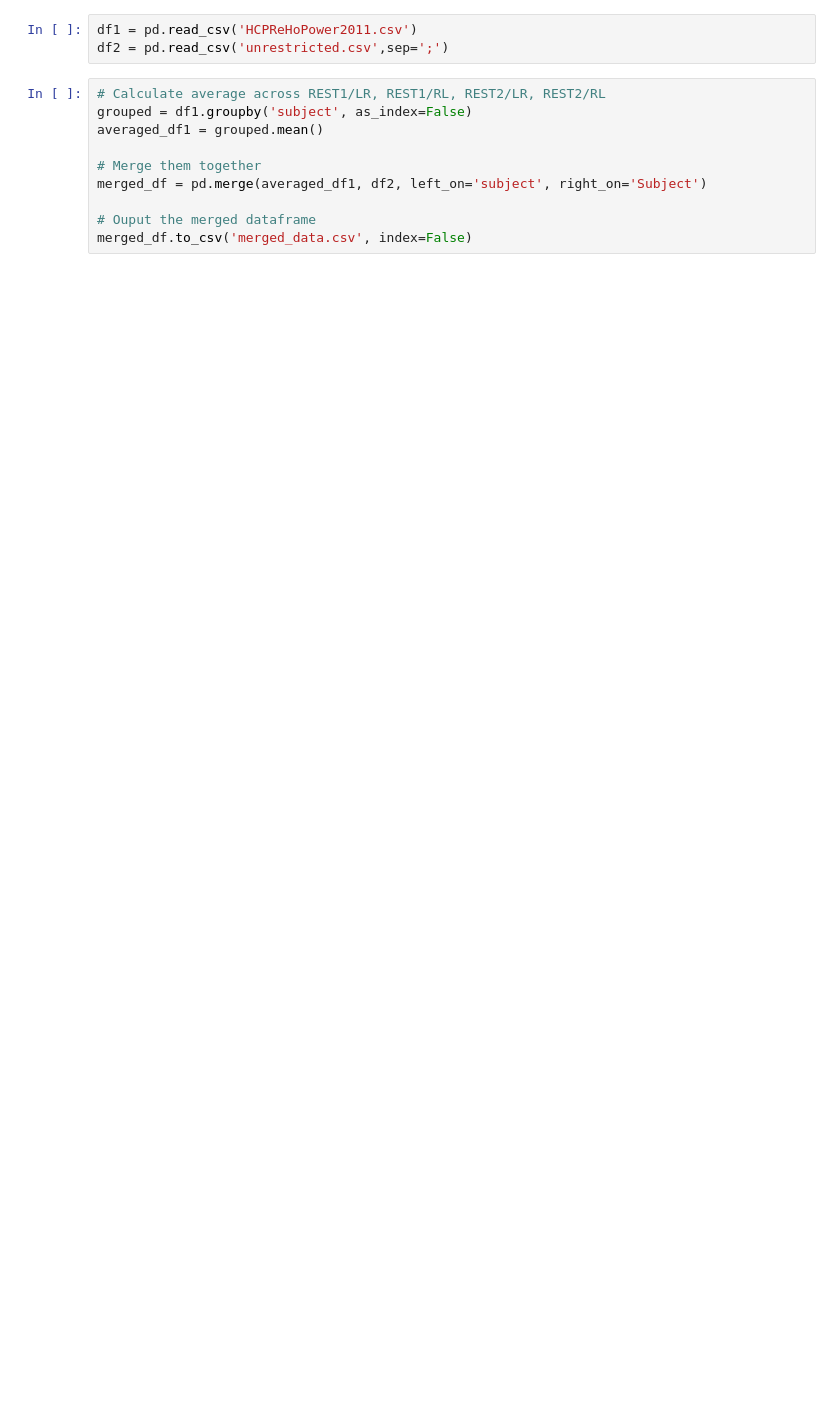
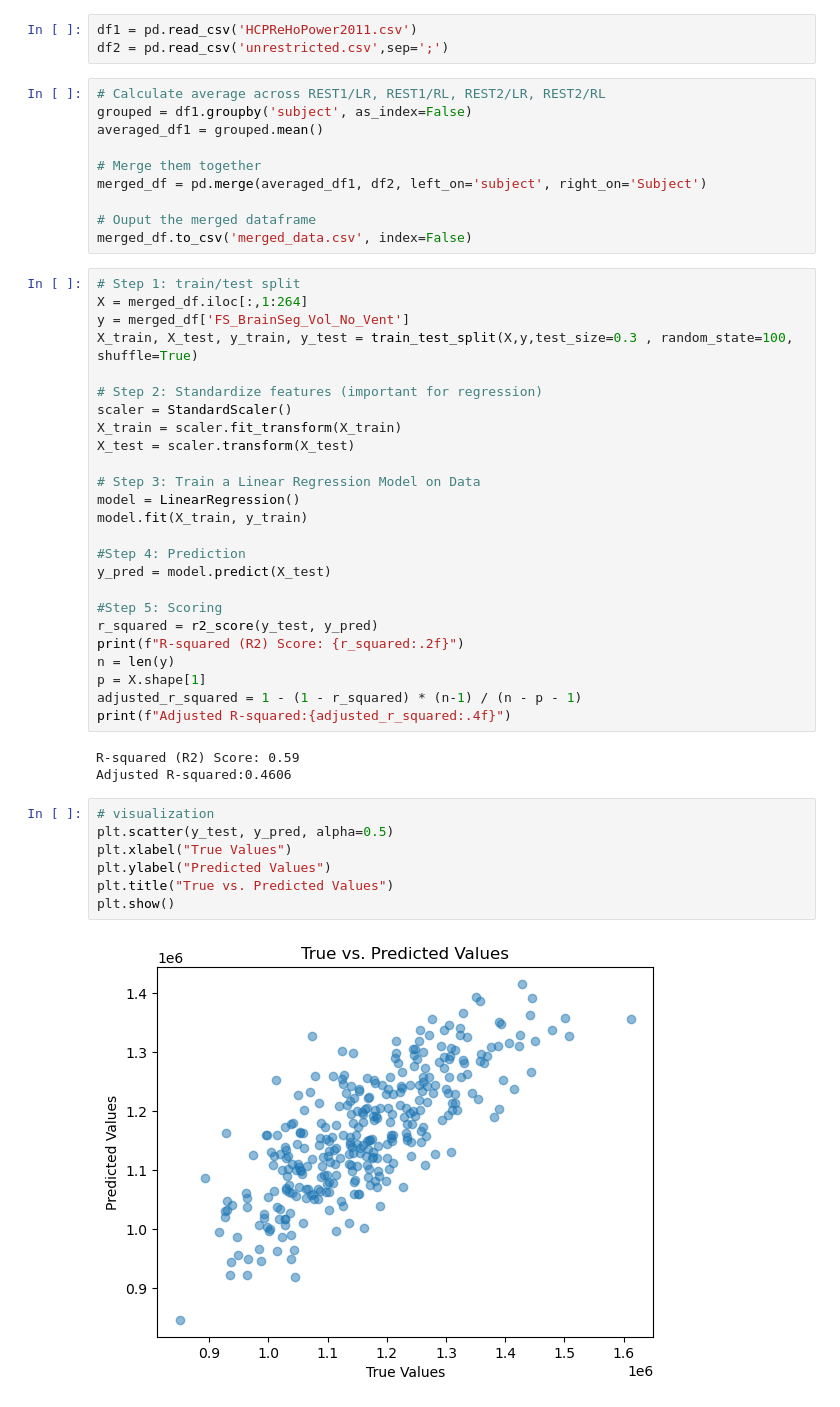
Before and after one commit to haotsung/WM_task, a Jupyter notebook: WM_task.ipynb, the cells around one changed output. Saved outputs shown, nothing was run; the diff lists cells and outputs as text; blank space fills up the shorter version.

```diff
--- a/WM_task.ipynb
+++ b/WM_task.ipynb
@@ -13,3 +20,40 @@ merged_df = pd.merge(averaged_df1, df2, left_on='subject', right_on='Subject')
 
 # Ouput the merged dataframe
 merged_df.to_csv('merged_data.csv', index=False)
+# %%
+# Step 1: train/test split
+X = merged_df.iloc[:,1:264]
+y = merged_df['FS_BrainSeg_Vol_No_Vent']
+X_train, X_test, y_train, y_test = train_test_split(X,y,test_size=0.3 , random_state=100, shuffle=True)
+
+# Step 2: Standardize features (important for regression)
+scaler = StandardScaler()
+X_train = scaler.fit_transform(X_train)
+X_test = scaler.transform(X_test)
+
+# Step 3: Train a Linear Regression Model on Data
+model = LinearRegression()
+model.fit(X_train, y_train)
+
+#Step 4: Prediction
+y_pred = model.predict(X_test)
+
+#Step 5: Scoring
+r_squared = r2_score(y_test, y_pred)
+print(f"R-squared (R2) Score: {r_squared:.2f}")
+n = len(y)
+p = X.shape[1]
+adjusted_r_squared = 1 - (1 - r_squared) * (n-1) / (n - p - 1)
+print(f"Adjusted R-squared:{adjusted_r_squared:.4f}")
+# %% [output]
+R-squared (R2) Score: 0.59
+Adjusted R-squared:0.4606
+# %%
+# visualization
+plt.scatter(y_test, y_pred, alpha=0.5)
+plt.xlabel("True Values")
+plt.ylabel("Predicted Values")
+plt.title("True vs. Predicted Values")
+plt.show()
+# %% [output]
+[figure, added]
```
Also changed, not shown: parts of 2 cells of this notebook.
